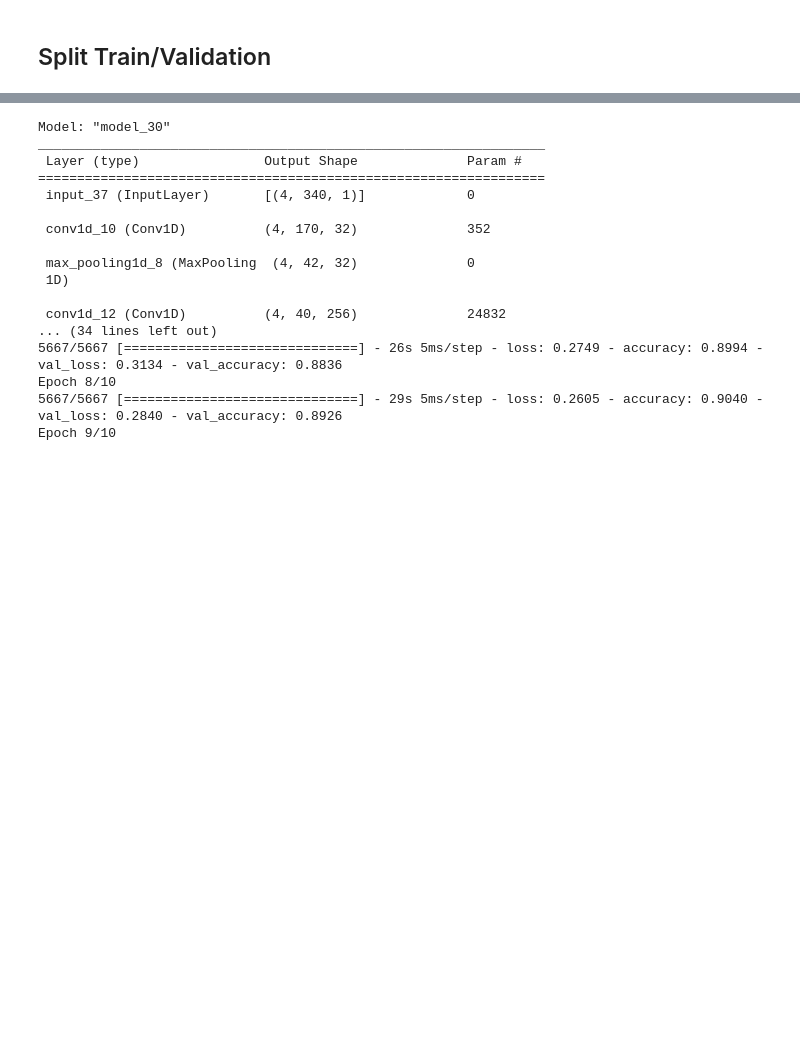
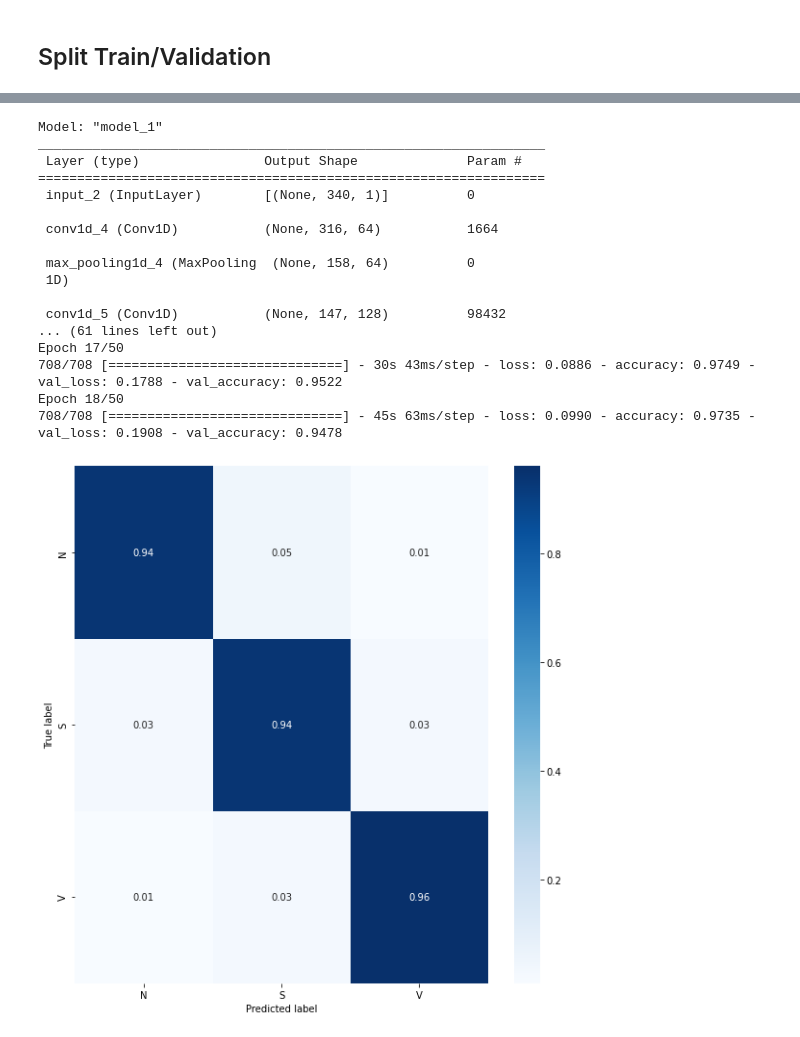
Before and after one commit to simonetome/Heartbeat-NSV-classification, a Jupyter notebook: DataVisualization.ipynb, the cells around one changed output, grey strips where cells are left out. Drawn from its saved outputs; the diff is of its cells as text; code cells hidden in the pictures; blank space fills up the shorter version.

Commit message:
fix + model that performs 94.8%

```diff
--- a/DataVisualization.ipynb
+++ b/DataVisualization.ipynb
@@ -392,24 +459,28 @@ print(len(x_train))
 
 import seaborn as sns
 from keras.utils.vis_utils import plot_model
+from math import gcd
 
-batch_size = 4
+batch_size = 32
 
 def neuralNet():
 
-    input = keras.layers.Input(shape=(340,1),batch_size = batch_size)
+    input = keras.layers.Input(shape=(340,1))
 
-    conv1 = keras.layers.Conv1D(filters=32,kernel_size=10,strides=2,padding="same",activation="relu")(input)
-    maxPool1 = keras.layers.MaxPool1D(pool_size=4)(conv1)
-    conv2 = keras.layers.Conv1D(filters=64,kernel_size=5,strides=1,padding="valid",activation="relu")(maxPool1)
+    conv1 = keras.layers.Conv1D(filters=64,kernel_size=25,strides=1,padding="valid",activation="relu")(input)
+    maxPool1 = keras.layers.MaxPool1D(pool_size=2)(conv1)
+    conv2 = keras.layers.Conv1D(filters=128,kernel_size=12,strides=1,padding="valid",activation="relu")(maxPool1)
     maxPool2 = keras.layers.MaxPool1D(pool_size=2)(conv2)
-    conv2 = keras.layers.Conv1D(filters=256,kernel_size=3,strides=1,padding="valid",activation="relu")(maxPool1)
-    maxPool2 = keras.layers.MaxPool1D(pool_size=2)(conv2)
-    gap = keras.layers.GlobalAveragePooling1D()(maxPool2)
+    conv2 = keras.layers.Conv1D(filters=256,kernel_size=9,strides=1,padding="valid",activation="relu")(maxPool2)
+    maxPool3 = keras.layers.MaxPool1D(pool_size=2)(conv2)
+    conv3= keras.layers.Conv1D(filters=256,kernel_size=5,strides=1,padding="valid",activation="relu")(maxPool3)
+    maxPool4 = keras.layers.MaxPool1D(pool_size=2)(conv3)
+    gap = keras.layers.GlobalAveragePooling1D()(maxPool4)
 
-    hidden1 = keras.layers.Dense(1024, activation=tf.nn.relu)(gap)
-    droput = keras.layers.Dropout(rate=0.0)(hidden1)
-    hidden2 = keras.layers.Dense(512, activation=tf.nn.relu)(droput)
+    hidden1 = keras.layers.Dense(1024, activation=tf.nn.relu,kernel_regularizer=keras.regularizers.l2(0.01),
+                                 bias_regularizer=keras.regularizers.l2(0.01))(gap)
+    hidden2 = keras.layers.Dense(512, activation=tf.nn.relu,kernel_regularizer=keras.regularizers.l2(0.01),
+                                 bias_regularizer=keras.regularizers.l2(0.01))(hidden1)
     output = keras.layers.Dense(3, activation=tf.nn.softmax)(hidden2)
     model = keras.models.Model(inputs=input, outputs=output)
     # summarize layers
@@ -420,11 +491,15 @@ def neuralNet():
 
 nn= neuralNet()
 
+callback = keras.callbacks.EarlyStopping(monitor='val_loss', patience=5,mode="auto")
+
+
 learning_rate = 2.5e-4
 nn.compile(
     optimizer = 'adam',
     loss = 'categorical_crossentropy',
-    metrics = ['accuracy']
+    metrics = ['accuracy'],
+
 )
 
 history = nn.fit(
@@ -433,8 +508,9 @@ history = nn.fit(
     batch_size = batch_size,
     steps_per_epoch=len(x_train)/batch_size,
     validation_data=(x_valid, y_valid),
-    epochs = 10,
-    shuffle = True
+    epochs = 50,
+    shuffle = True,
+    callbacks=[callback],
 ).history
 
 #validation_data=(X_val_filt, y_val),
@@ -444,40 +520,43 @@ def plot_confusion_matrix(y_true, y_pred):
   """
     :param ndarray y_true: contains the ground truth labels in the shape (n_samples,)
     :param ndarray y_pred: contains the predicted labels in the shape (n_samples,)
   """
   con_mat = tf.math.confusion_matrix(labels=y_val_classes, predictions=y_pred).numpy()
   con_mat_norm = np.around(con_mat.astype('float') / con_mat.sum(axis=1)[:, np.newaxis], decimals=2)
   con_mat_df = pd.DataFrame(con_mat_norm,
                   index = classes,
                   columns = classes)
   figure = plt.figure(figsize=(8, 8))
   sns.heatmap(con_mat_df, annot=True,cmap=plt.cm.Blues)
   plt.tight_layout()
   plt.ylabel('True label')
   plt.xlabel('Predicted label')
   plt.show()
 
 
+
+
 y_pred= nn.predict(x_valid)
 y_pred=np.argmax(y_pred,axis=1)
 y_val_classes=np.argmax(y_valid, axis=1)
 
 plot_confusion_matrix(y_val_classes, y_pred)
 # %% [output]
-Model: "model_30"
+Model: "model_1"
 _________________________________________________________________
  Layer (type)                Output Shape              Param #
 =================================================================
- input_37 (InputLayer)       [(4, 340, 1)]             0
+ input_2 (InputLayer)        [(None, 340, 1)]          0
 
- conv1d_10 (Conv1D)          (4, 170, 32)              352
+ conv1d_4 (Conv1D)           (None, 316, 64)           1664
 
- max_pooling1d_8 (MaxPooling  (4, 42, 32)              0
+ max_pooling1d_4 (MaxPooling  (None, 158, 64)          0
  1D)
 
- conv1d_12 (Conv1D)          (4, 40, 256)              24832
-... (34 lines left out)
-5667/5667 [==============================] - 26s 5ms/step - loss: 0.2749 - accuracy: 0.8994 - val_loss: 0.3134 - val_accuracy: 0.8836
-Epoch 8/10
-5667/5667 [==============================] - 29s 5ms/step - loss: 0.2605 - accuracy: 0.9040 - val_loss: 0.2840 - val_accuracy: 0.8926
-Epoch 9/10
+ conv1d_5 (Conv1D)           (None, 147, 128)          98432
+... (61 lines left out)
+Epoch 17/50
+708/708 [==============================] - 30s 43ms/step - loss: 0.0886 - accuracy: 0.9749 - val_loss: 0.1788 - val_accuracy: 0.9522
+Epoch 18/50
+708/708 [==============================] - 45s 63ms/step - loss: 0.0990 - accuracy: 0.9735 - val_loss: 0.1908 - val_accuracy: 0.9478
+[figure, added]
```
Also changed, not shown: parts of 9 cells of this notebook.
